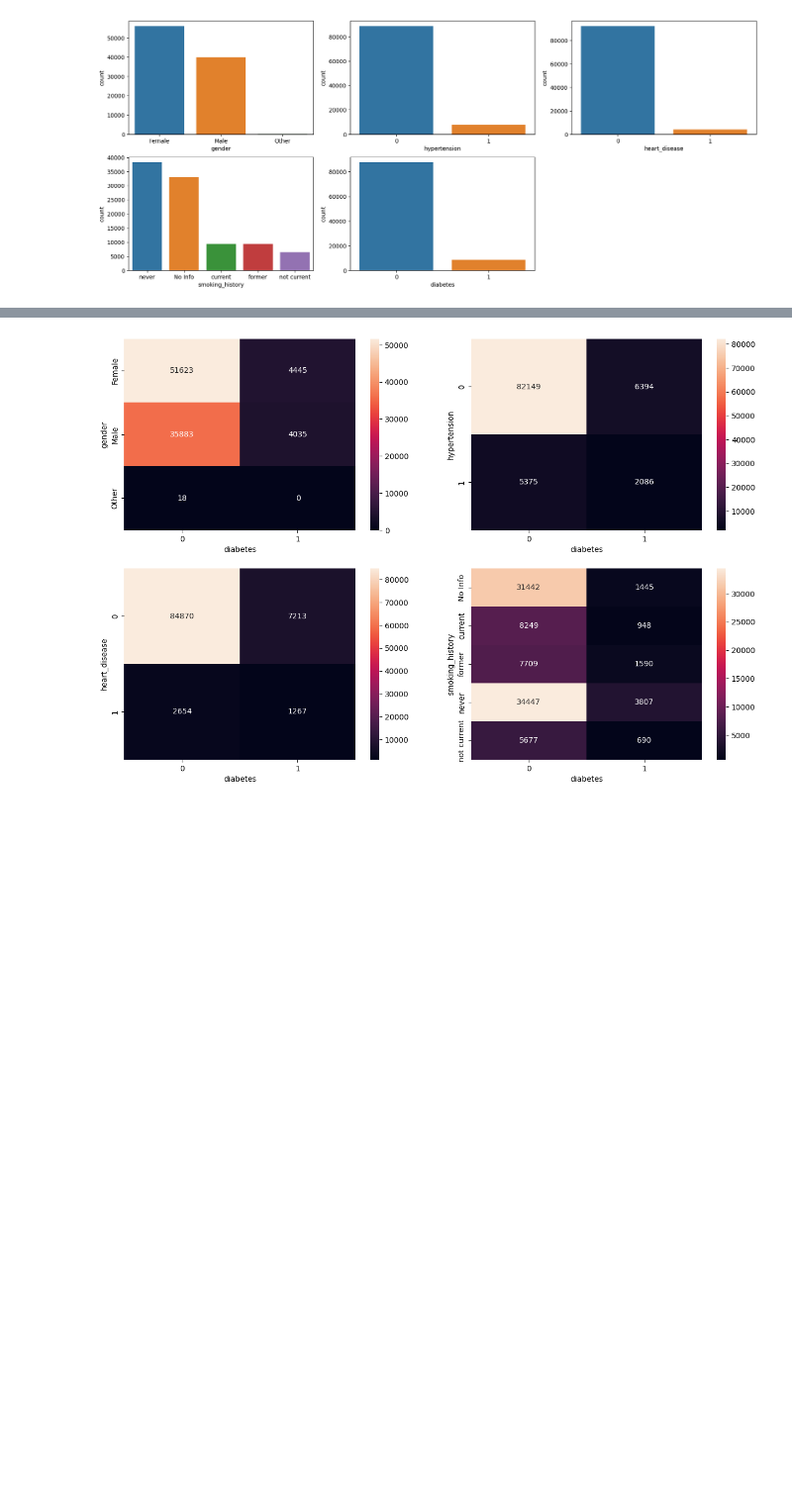
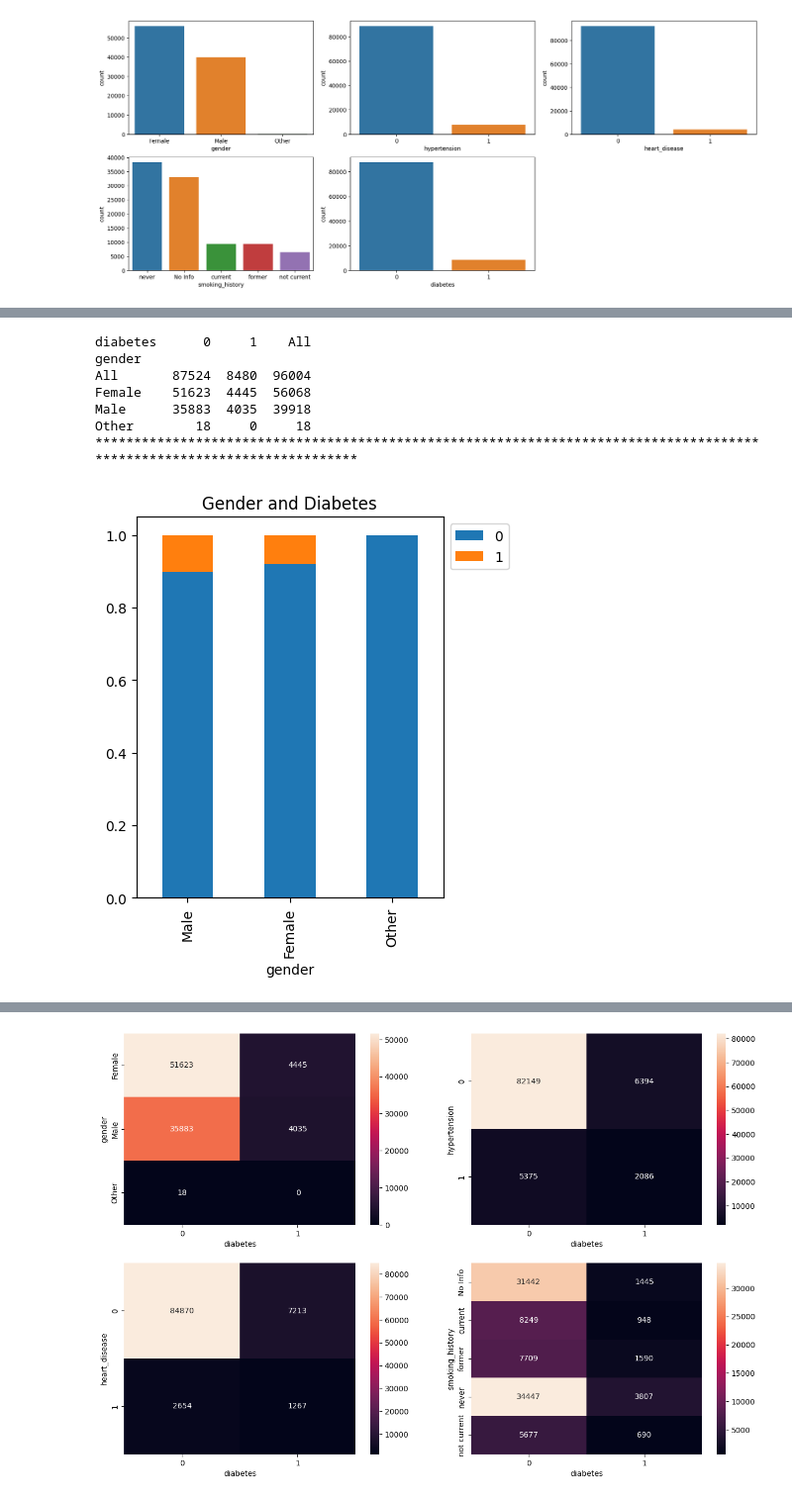
Before and after one commit to ChetanAIML/Team5, a Jupyter notebook: ML_FinalProject_Team5.ipynb, the cells around one changed output, grey strips where cells are left out. Shown: that part at 99% size. Drawn from its saved outputs; the diff is of its cells as text; code cells hidden in the pictures; blank space fills up the shorter version.

```diff
--- a/ML_FinalProject_Team5.ipynb
+++ b/ML_FinalProject_Team5.ipynb
@@ -237,0 +277,11 @@ for col in categorical_columns:
+# %%
+stacked_barplot(df, "gender", "diabetes", "Gender and Diabetes")
+# %% [output]
+diabetes      0     1    All
+gender
+All       87524  8480  96004
+Female    51623  4445  56068
+Male      35883  4035  39918
+Other        18     0     18
+************************************************************************************************************************
+[figure, added]
```
Also changed, not shown: parts of 23 cells of this notebook.
